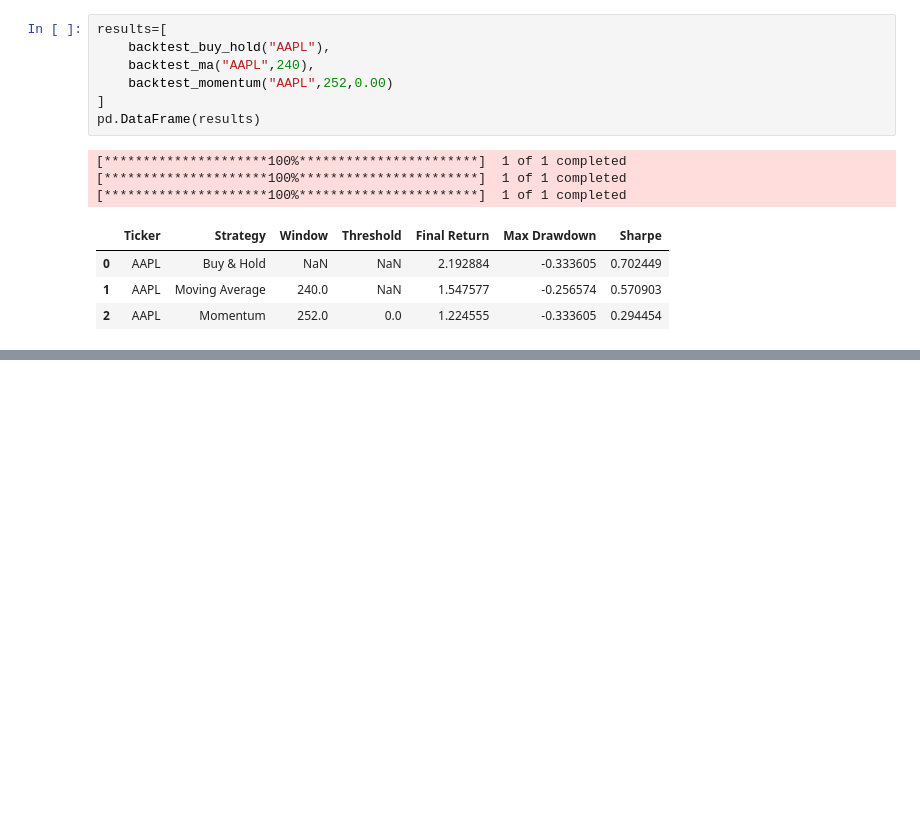
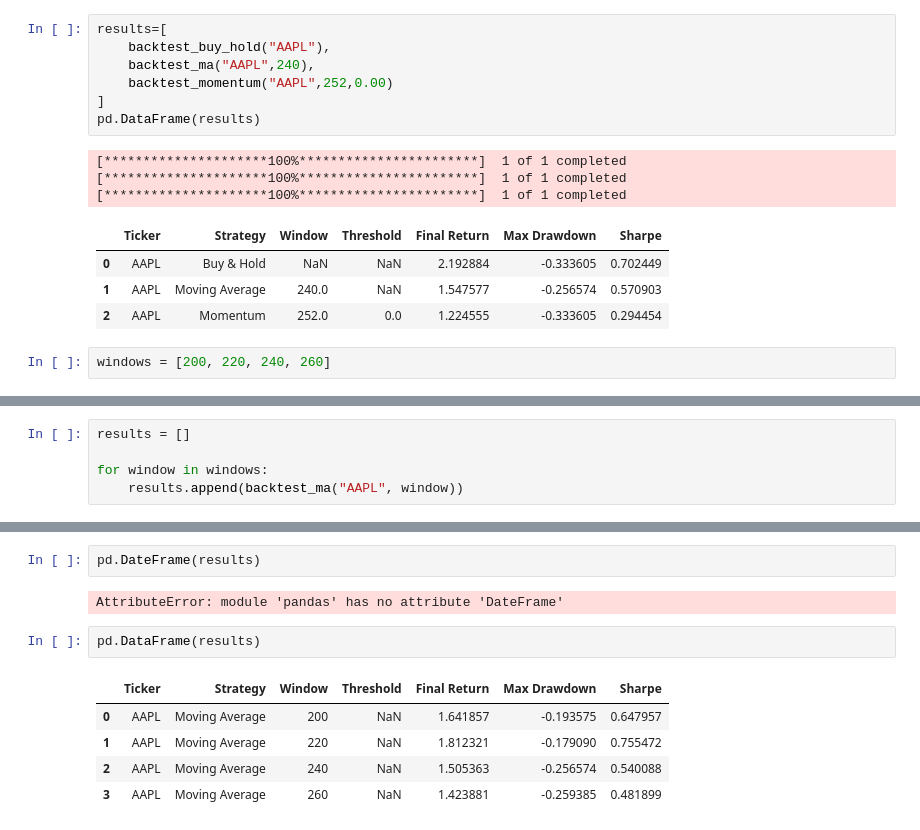
Before and after one commit to mas-analytics/quant-practice, a Jupyter notebook: analysis.ipynb, the cells around one changed output, grey strips where cells are left out. Drawn from its saved outputs; the diff is of its cells as text; blank space fills up the shorter version.

Commit message:
Add MA window loop comparison

```diff
--- a/analysis.ipynb
+++ b/analysis.ipynb
@@ -2839,3 +2839,5 @@ pd.DataFrame(results)
 | 0 | AAPL | Buy & Hold | NaN | NaN | 2.192884 | -0.333605 | 0.702449 |
 | 1 | AAPL | Moving Average | 240.0 | NaN | 1.547577 | -0.256574 | 0.570903 |
 | 2 | AAPL | Momentum | 252.0 | 0.0 | 1.224555 | -0.333605 | 0.294454 |
+# %%
+windows = [200, 220, 240, 260]
@@ -2841,0 +2847,5 @@ pd.DataFrame(results)
+# %%
+results = []
+
+for window in windows:
+    results.append(backtest_ma("AAPL", window))
@@ -2841,0 +2877,12 @@ pd.DataFrame(results)
+# %%
+pd.DateFrame(results)
+# %% [output]
+AttributeError: module 'pandas' has no attribute 'DateFrame'
+# %%
+pd.DataFrame(results)
+# %% [output]
+|  | Ticker | Strategy | Window | Threshold | Final Return | Max Drawdown | Sharpe |
+| 0 | AAPL | Moving Average | 200 | NaN | 1.641857 | -0.193575 | 0.647957 |
+| 1 | AAPL | Moving Average | 220 | NaN | 1.812321 | -0.179090 | 0.755472 |
+| 2 | AAPL | Moving Average | 240 | NaN | 1.505363 | -0.256574 | 0.540088 |
+| 3 | AAPL | Moving Average | 260 | NaN | 1.423881 | -0.259385 | 0.481899 |
```
Also changed, not shown: parts of 3 cells of this notebook.
